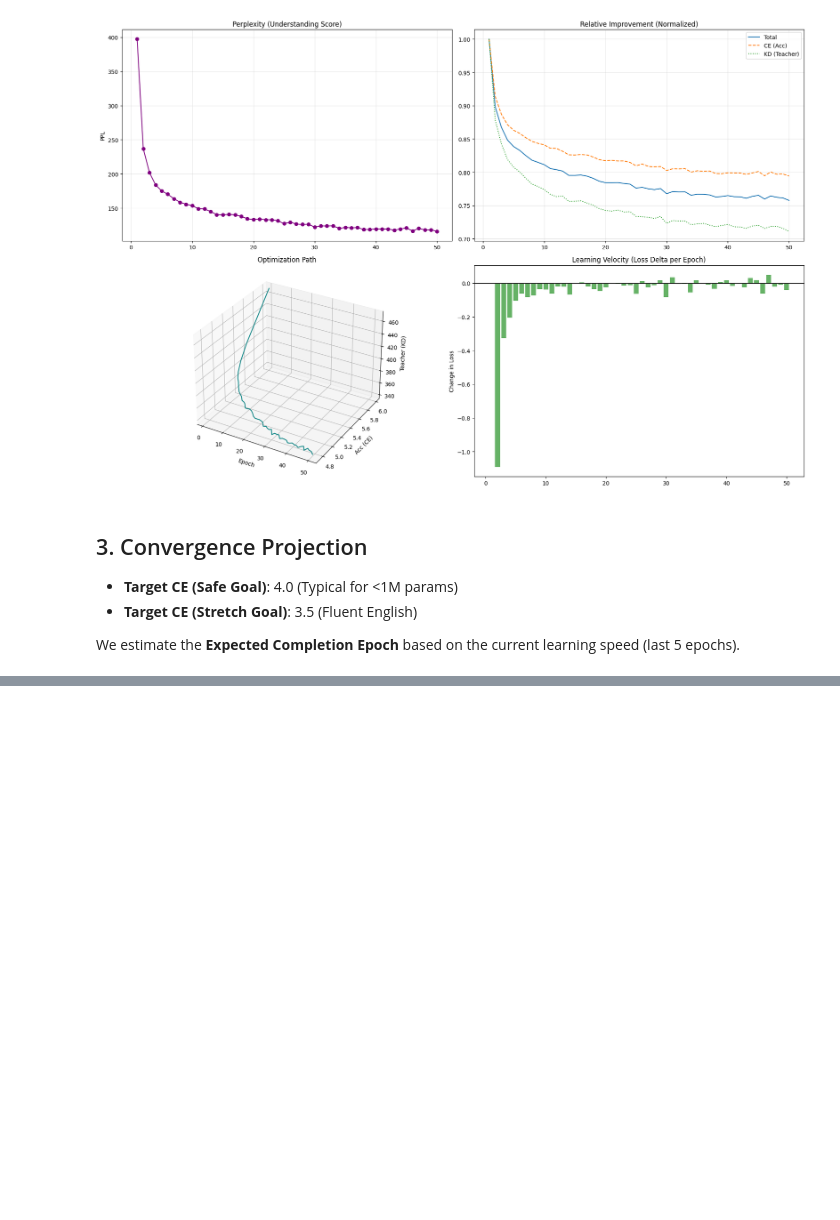
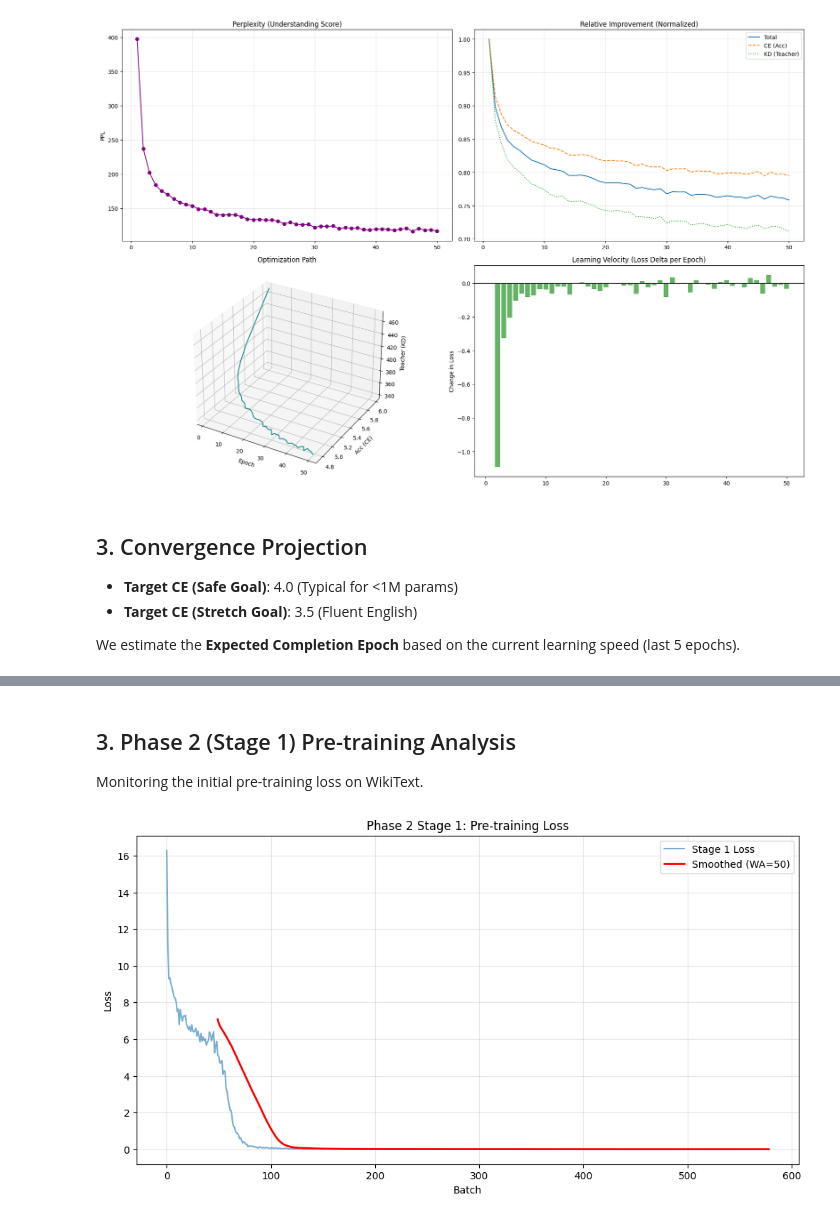
Before and after one commit to divyang4481/IndraQuantum, a Jupyter notebook: notebooks/training_monitor.ipynb, the cells around one changed output, grey strips where cells are left out. Cells and saved outputs as stored; diff of their text form; code cells hidden in the pictures; blank space fills up the shorter version.

```diff
--- a/notebooks/training_monitor.ipynb
+++ b/notebooks/training_monitor.ipynb
@@ -226,0 +227,27 @@ ESTIMATED COMPLETION: Epoch 436
+# %% [markdown]
+## 3. Phase 2 (Stage 1) Pre-training Analysis
+
+Monitoring the initial pre-training loss on WikiText.
+# %%
+# Load Stage 1 Data
+log_file_s1 = "../logs/training_metrics_stage1.csv"
+if os.path.exists(log_file_s1):
+    df_s1 = pd.read_csv(log_file_s1)
+    plt.figure(figsize=(12, 6))
+    plt.plot(df_s1["Loss"], label="Stage 1 Loss", alpha=0.6)
+    plt.plot(
+        df_s1["Loss"].rolling(50).mean(),
+        label="Smoothed (WA=50)",
+        color="red",
+        linewidth=2,
+    )
+    plt.title("Phase 2 Stage 1: Pre-training Loss")
+    plt.xlabel("Batch")
+    plt.ylabel("Loss")
+    plt.legend()
+    plt.grid(True, alpha=0.3)
+    plt.show()
+else:
+    print("Stage 1 log not found.")
+# %% [output]
+[figure, added]
```
Also changed, not shown: parts of 13 cells of this notebook, 16 other files.
